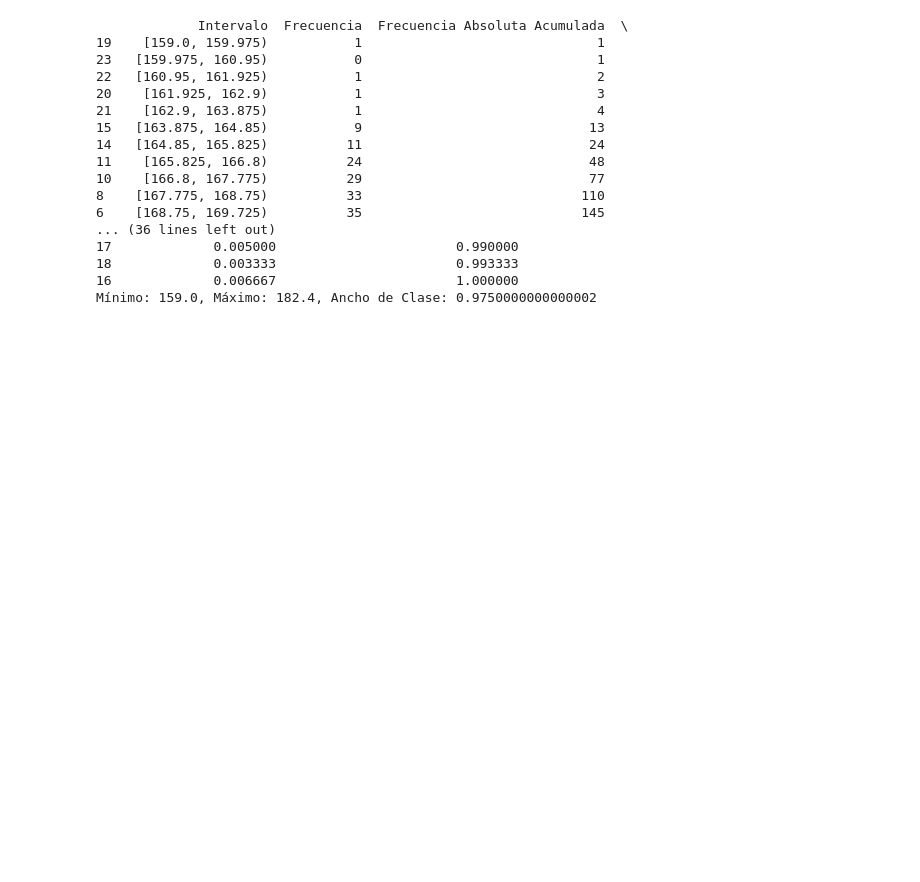
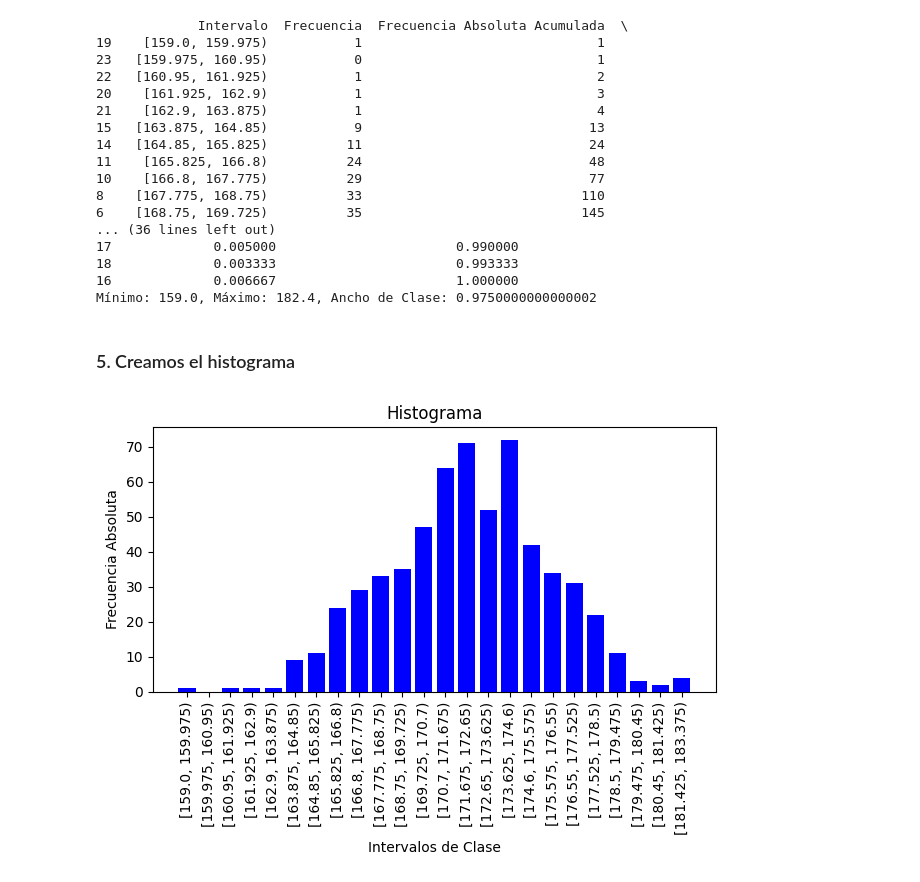
Before and after one commit to Alabac92/estadistica-descriptiva, a Jupyter notebook: FrecuencyTable-Histogram.ipynb, the cells around one changed output. Drawn from its saved outputs; the diff is of its cells as text; code cells hidden in the pictures; blank space fills up the shorter version.

Commit message:
Crear histograma

```diff
--- a/FrecuencyTable-Histogram.ipynb
+++ b/FrecuencyTable-Histogram.ipynb
@@ -237,6 +238,4 @@ data
 # %%
-import pandas as pd
-
 def crear_clases(data, num_clases):
     min_val = data.min()
     max_val = data.max()
@@ -267,11 +266,10 @@ def crear_clases(data, num_clases):
     frecuencias['Frecuencia Relativa Acumulada'] = frecuencias['Frecuencia Relativa'].cumsum()
 
     print(frecuencias)
-    return min_val, max_val, ancho_clase
-
+    return min_val, max_val, ancho_clase, frecuencias
 
 # Llamar a la función para crear la tabla de frecuencias
-minimo, maximo, ancho = crear_clases(data[nombre_columna], num_clases)
+minimo, maximo, ancho, frecuencias = crear_clases(data[nombre_columna], num_clases)
 print(f"Mínimo: {minimo}, Máximo: {maximo}, Ancho de Clase: {ancho}")
 # %% [output]
              Intervalo  Frecuencia  Frecuencia Absoluta Acumulada  \
@@ -291,3 +289,29 @@ print(f"Mínimo: {minimo}, Máximo: {maximo}, Ancho de Clase: {ancho}")
 18             0.003333                       0.993333
 16             0.006667                       1.000000
 Mínimo: 159.0, Máximo: 182.4, Ancho de Clase: 0.9750000000000002
+# %% [markdown]
+### 5. Creamos el histograma
+# %%
+import matplotlib.pyplot as plt
+
+def grafico_histograma(frecuencias):
+    # Convertir los intervalos a cadenas de texto
+    intervalos_str = [str(intervalo) for intervalo in frecuencias['Intervalo']]
+
+    # Crear el gráfico de barras con la frecuencia absoluta
+    plt.bar(intervalos_str, frecuencias['Frecuencia'], color='blue')
+
+    # Agregar etiquetas y título
+    plt.xlabel('Intervalos de Clase')
+    plt.ylabel('Frecuencia Absoluta')
+    plt.title('Histograma')
+
+    # Mostrar el gráfico
+    plt.xticks(rotation=90)  # Rotar las etiquetas del eje x para mejor legibilidad
+    plt.tight_layout()  # Ajustar el diseño para evitar que las etiquetas se corten
+    plt.show()
+
+# Llamar a la función para crear el gráfico de histograma
+grafico_histograma(frecuencias)
+# %% [output]
+[figure, added]
```
Also changed, not shown: parts of 1 cell of this notebook.
